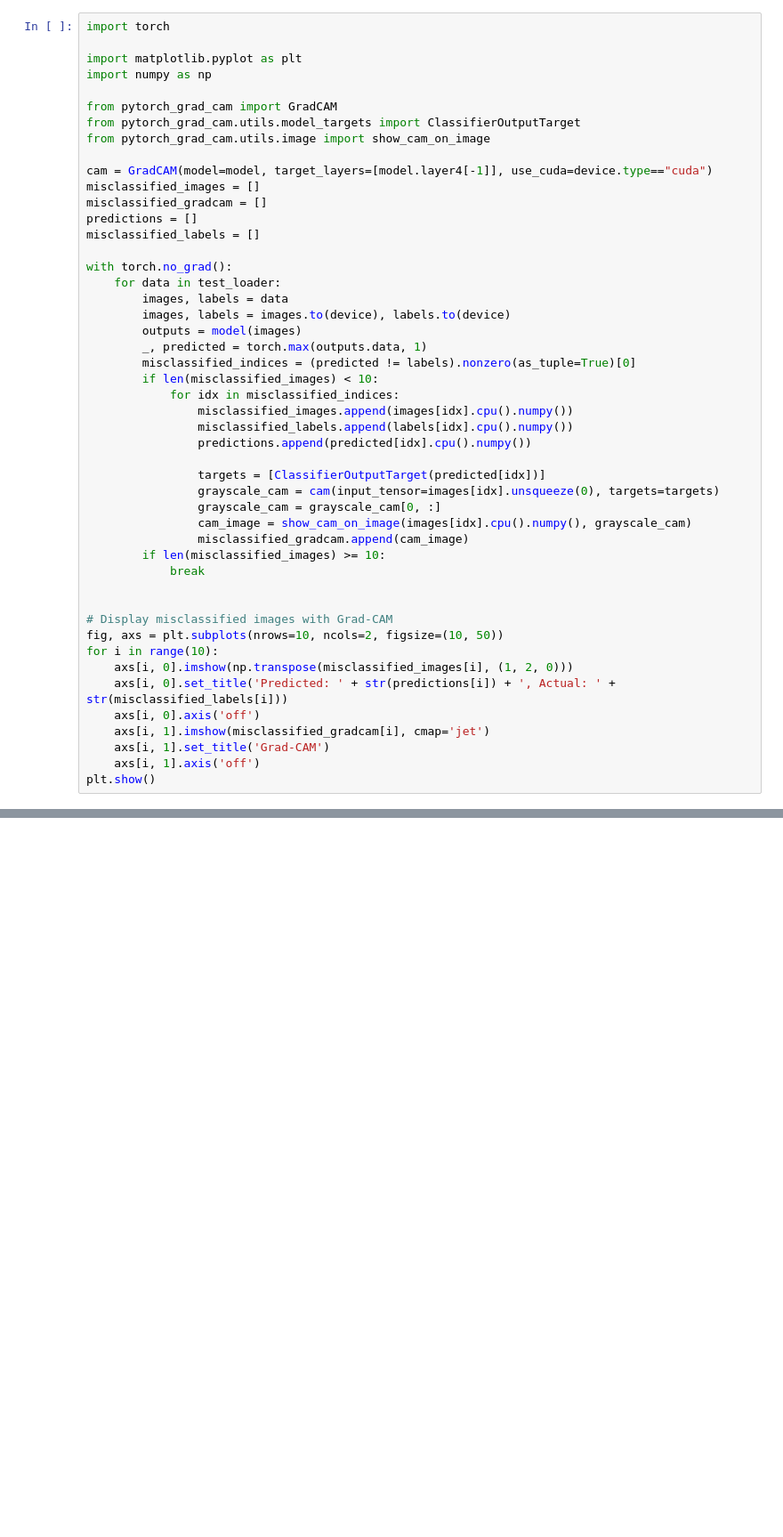
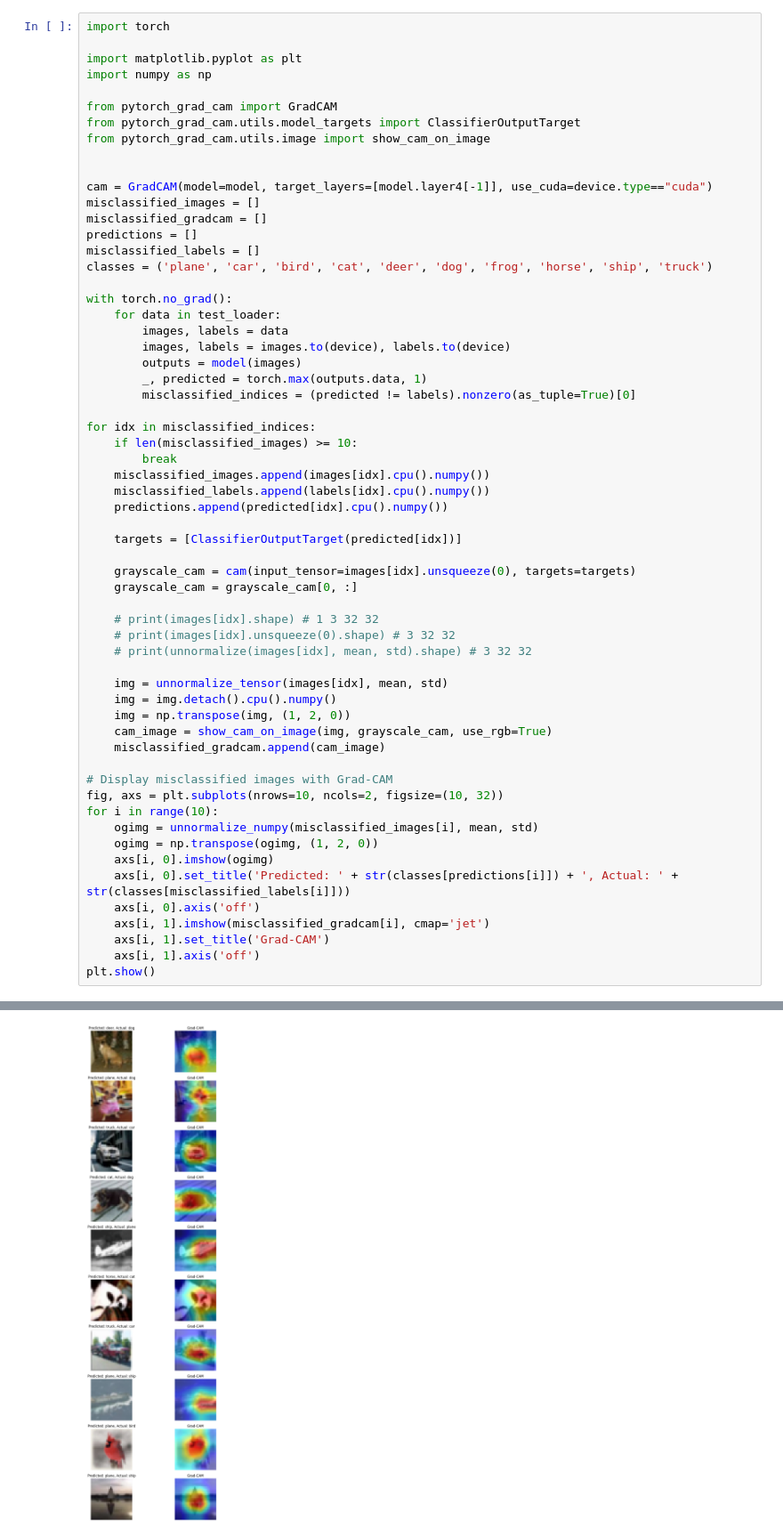
Before and after one commit to janakg/era-11, a Jupyter notebook: S11.ipynb, the cells around one changed output, grey strips where cells are left out. Shown at 89% size. Saved outputs shown, nothing was run; the diff lists cells and outputs as text; blank space fills up the shorter version.

```diff
--- a/S11.ipynb
+++ b/S11.ipynb
@@ -88,11 +150,13 @@ from pytorch_grad_cam import GradCAM
 from pytorch_grad_cam.utils.model_targets import ClassifierOutputTarget
 from pytorch_grad_cam.utils.image import show_cam_on_image
 
+
 cam = GradCAM(model=model, target_layers=[model.layer4[-1]], use_cuda=device.type=="cuda")
 misclassified_images = []
 misclassified_gradcam = []
 predictions = []
 misclassified_labels = []
+classes = ('plane', 'car', 'bird', 'cat', 'deer', 'dog', 'frog', 'horse', 'ship', 'truck')
 
 with torch.no_grad():
     for data in test_loader:
@@ -101,26 +165,36 @@ with torch.no_grad():
         outputs = model(images)
         _, predicted = torch.max(outputs.data, 1)
         misclassified_indices = (predicted != labels).nonzero(as_tuple=True)[0]
-        if len(misclassified_images) < 10:
-            for idx in misclassified_indices:
-                misclassified_images.append(images[idx].cpu().numpy())
-                misclassified_labels.append(labels[idx].cpu().numpy())
-                predictions.append(predicted[idx].cpu().numpy())
 
-                targets = [ClassifierOutputTarget(predicted[idx])]
-                grayscale_cam = cam(input_tensor=images[idx].unsqueeze(0), targets=targets)
-                grayscale_cam = grayscale_cam[0, :]
-                cam_image = show_cam_on_image(images[idx].cpu().numpy(), grayscale_cam)
-                misclassified_gradcam.append(cam_image)
-        if len(misclassified_images) >= 10:
-            break
+for idx in misclassified_indices:
+    if len(misclassified_images) >= 10:
+        break
+    misclassified_images.append(images[idx].cpu().numpy())
+    misclassified_labels.append(labels[idx].cpu().numpy())
+    predictions.append(predicted[idx].cpu().numpy())
 
+    targets = [ClassifierOutputTarget(predicted[idx])]
+
+    grayscale_cam = cam(input_tensor=images[idx].unsqueeze(0), targets=targets)
+    grayscale_cam = grayscale_cam[0, :]
+
+    # print(images[idx].shape) # 1 3 32 32
+    # print(images[idx].unsqueeze(0).shape) # 3 32 32
+    # print(unnormalize(images[idx], mean, std).shape) # 3 32 32
+
+    img = unnormalize_tensor(images[idx], mean, std)
+    img = img.detach().cpu().numpy()
+    img = np.transpose(img, (1, 2, 0))
+    cam_image = show_cam_on_image(img, grayscale_cam, use_rgb=True)
+    misclassified_gradcam.append(cam_image)
 
 # Display misclassified images with Grad-CAM
-fig, axs = plt.subplots(nrows=10, ncols=2, figsize=(10, 50))
+fig, axs = plt.subplots(nrows=10, ncols=2, figsize=(10, 32))
 for i in range(10):
-    axs[i, 0].imshow(np.transpose(misclassified_images[i], (1, 2, 0)))
-    axs[i, 0].set_title('Predicted: ' + str(predictions[i]) + ', Actual: ' + str(misclassified_labels[i]))
+    ogimg = unnormalize_numpy(misclassified_images[i], mean, std)
+    ogimg = np.transpose(ogimg, (1, 2, 0))
+    axs[i, 0].imshow(ogimg)
+    axs[i, 0].set_title('Predicted: ' + str(classes[predictions[i]]) + ', Actual: ' + str(classes[misclassified_labels[i]]))
     axs[i, 0].axis('off')
     axs[i, 1].imshow(misclassified_gradcam[i], cmap='jet')
     axs[i, 1].set_title('Grad-CAM')
@@ -130,0 +206 @@ AttributeError: 'Tensor' object has no attribute 'unsequeeze'
+[figure, added]
```
Also changed, not shown: parts of 4 cells of this notebook, 1 other file.
